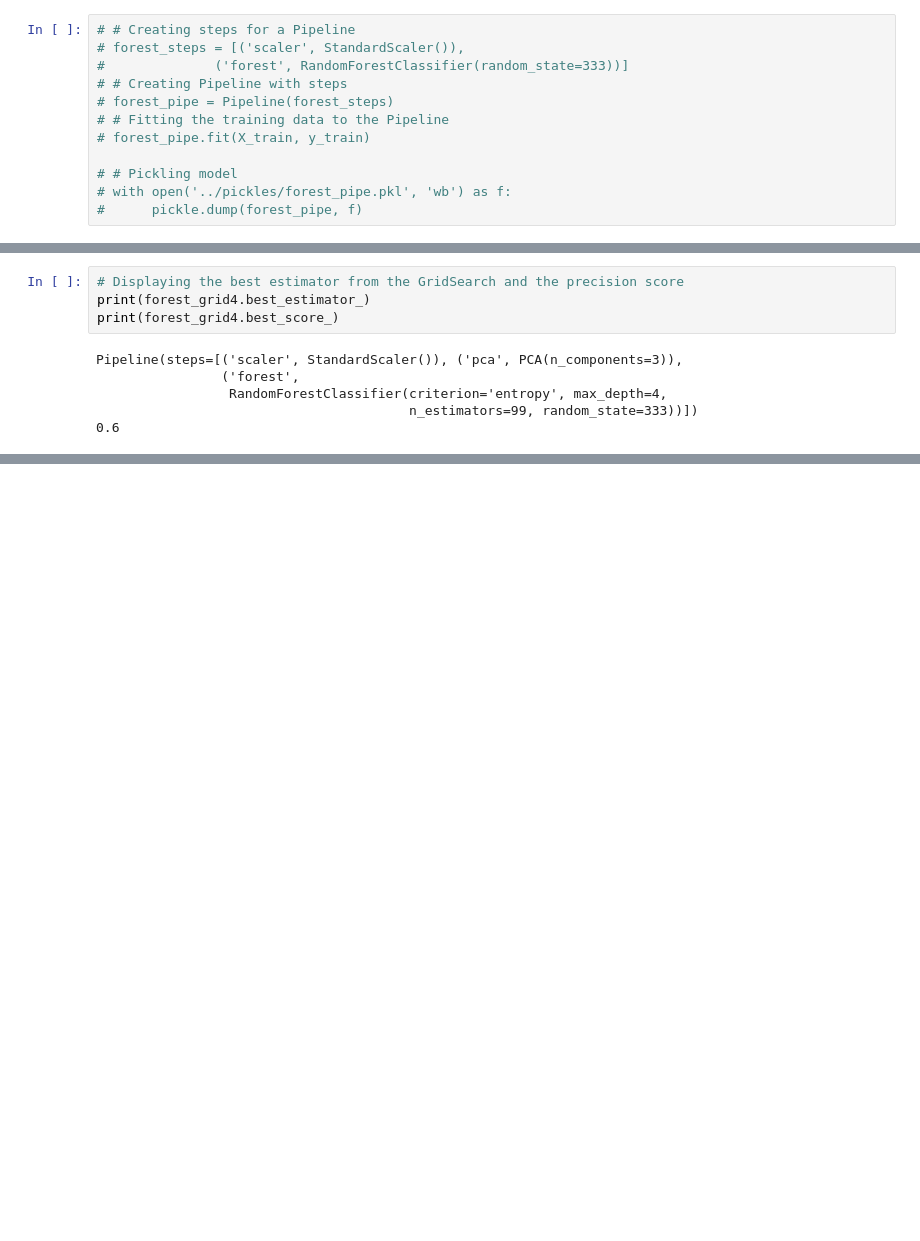
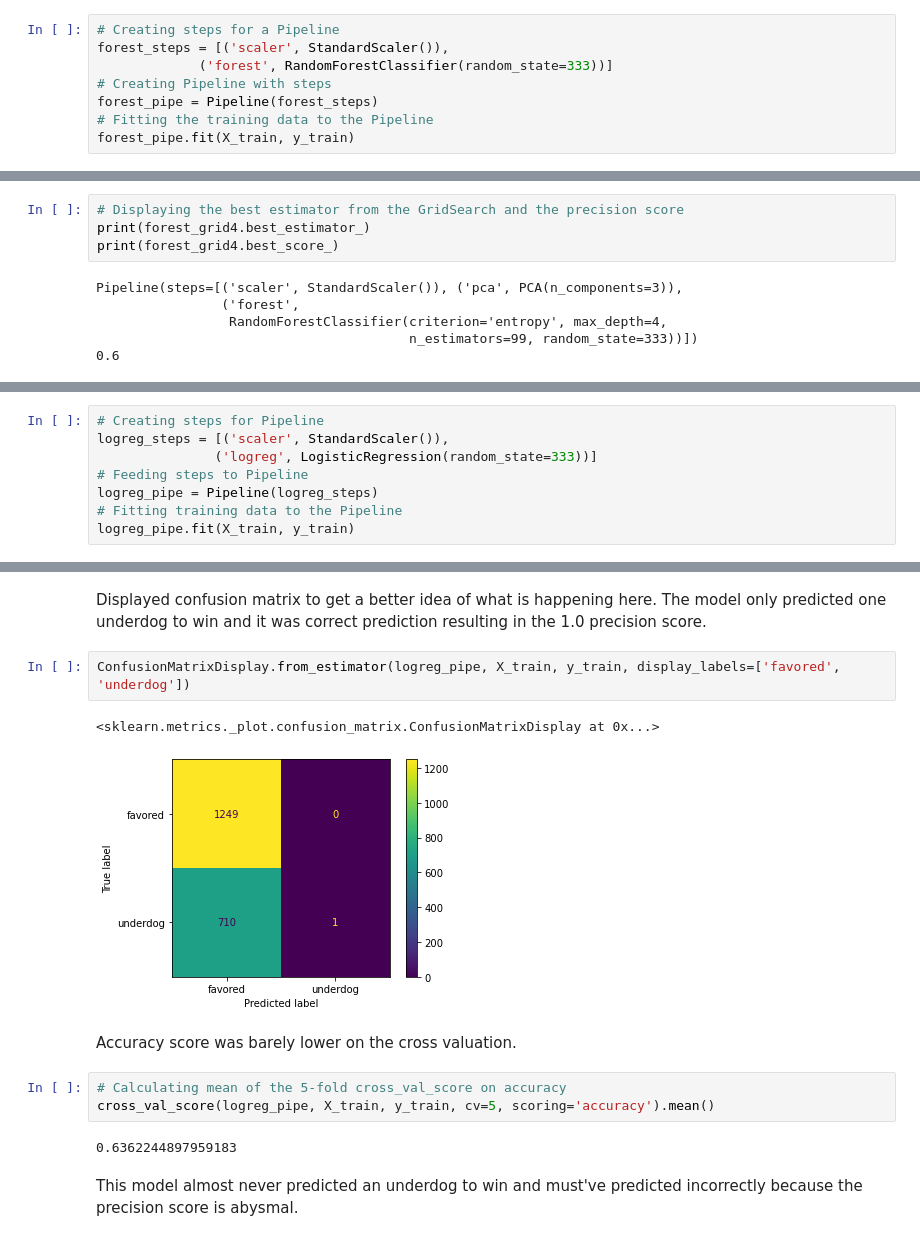
Before and after one commit to Ben-Gilbert333/Predicting_UFC_Winners, a Jupyter notebook: predicting_ufc_winners.ipynb, the cells around one changed output, grey strips where cells are left out. Drawn from its saved outputs; the diff is of its cells as text; blank space fills up the shorter version.

Commit message:
up to date markdown in final nb, finished logreg modeling, pca component, ready to start boosting

```diff
--- a/predicting_ufc_winners.ipynb
+++ b/predicting_ufc_winners.ipynb
@@ -407,14 +407,10 @@ Name: Winner, dtype: float64
 ### First Model (Random Forest)
 For my first model created a random forest with all default hyperparameters to see if it would over fit to the training data and score a perfect 1.0
 # %%
-# # Creating steps for a Pipeline
-# forest_steps = [('scaler', StandardScaler()),
-#              ('forest', RandomForestClassifier(random_state=333))]
-# # Creating Pipeline with steps
-# forest_pipe = Pipeline(forest_steps)
-# # Fitting the training data to the Pipeline
-# forest_pipe.fit(X_train, y_train)
-
-# # Pickling model
-# with open('../pickles/forest_pipe.pkl', 'wb') as f:
-#      pickle.dump(forest_pipe, f)
+# Creating steps for a Pipeline
+forest_steps = [('scaler', StandardScaler()),
+             ('forest', RandomForestClassifier(random_state=333))]
+# Creating Pipeline with steps
+forest_pipe = Pipeline(forest_steps)
+# Fitting the training data to the Pipeline
+forest_pipe.fit(X_train, y_train)
@@ -642,0 +678,8 @@ forest_grid4.best_estimator_.score(X_train, y_train)
+# %%
+# Creating steps for Pipeline
+logreg_steps = [('scaler', StandardScaler()),
+               ('logreg', LogisticRegression(random_state=333))]
+# Feeding steps to Pipeline
+logreg_pipe = Pipeline(logreg_steps)
+# Fitting training data to the Pipeline
+logreg_pipe.fit(X_train, y_train)
@@ -642,0 +698,16 @@ forest_grid4.best_estimator_.score(X_train, y_train)
+# %% [markdown]
+Displayed confusion matrix to get a better idea of what is happening here. The model only predicted one underdog to win and it was correct prediction resulting in the 1.0 precision score.
+# %%
+ConfusionMatrixDisplay.from_estimator(logreg_pipe, X_train, y_train, display_labels=['favored', 'underdog'])
+# %% [output]
+<sklearn.metrics._plot.confusion_matrix.ConfusionMatrixDisplay at 0x...>
+[figure, added]
+# %% [markdown]
+Accuracy score was barely lower on the cross valuation.
+# %%
+# Calculating mean of the 5-fold cross_val_score on accuracy
+cross_val_score(logreg_pipe, X_train, y_train, cv=5, scoring='accuracy').mean()
+# %% [output]
+0.6362244897959183
+# %% [markdown]
+This model almost never predicted an underdog to win and must've predicted incorrectly because the precision score is abysmal.
```
Also changed, not shown: parts of 52 cells of this notebook, 3 other files.
